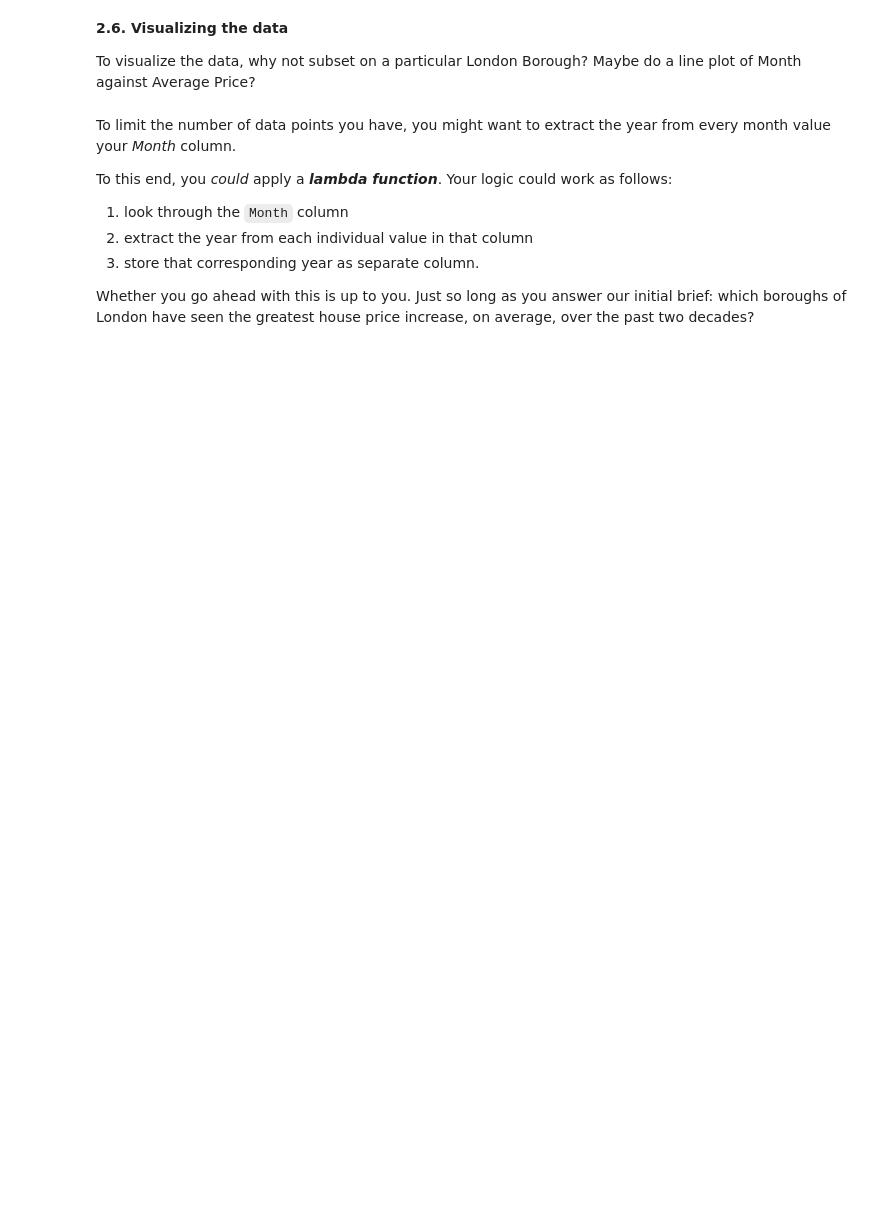
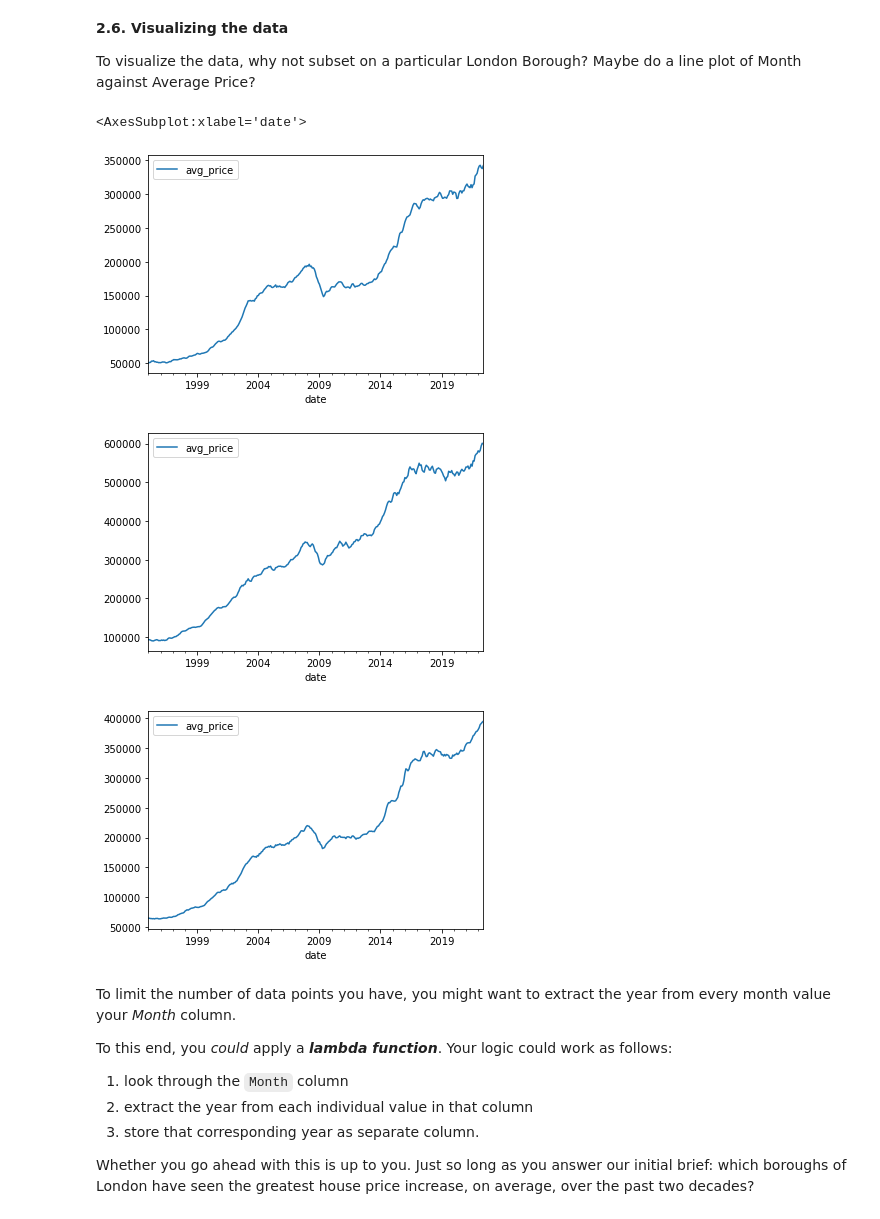
Before and after one commit to fortunatolouis/Springboard, a Jupyter notebook: LondonCalling/Unit 4 Challenge - Tier 3.ipynb, the cells around one changed output. Saved outputs shown, nothing was run; the diff lists cells and outputs as text; code cells hidden in the pictures; blank space fills up the shorter version.

```diff
--- a/LondonCalling/Unit 4 Challenge - Tier 3.ipynb
+++ b/LondonCalling/Unit 4 Challenge - Tier 3.ipynb
@@ -183,5 +144,9 @@ properties.head()
 Remember what Wes McKinney said about tidy data?
 
 You might need to **melt** your DataFrame here.
+# %%
+properties = pd.melt(properties,id_vars=['Borough','ID'],value_vars=properties.columns,var_name='date',value_name='avg_price')
+# %%
+properties = properties.sort_values(['ID','date'],ignore_index=True)
 # %% [markdown]
 Remember to make sure your column data types are all correct. Average prices, for example, should be floating point numbers...
@@ -191,3 +166,8 @@ Remember to make sure your column data types are all correct. Average prices, fo
 Do we have an equal number of observations in the ID, Average Price, Month, and London Borough columns? Remember that there are only 32 London Boroughs. How many entries do you have in that column?
 
 Check out the contents of the London Borough column, and if you find null values, get rid of them however you see fit.
+# %%
+locs = properties['Borough'].unique()
+properties = properties[properties['Borough'].isin(locs[1:33])]
+properties = properties.set_index(['ID','Borough'])
+properties.head(20)
@@ -195,6 +194,15 @@ Check out the contents of the London Borough column, and if you find null values
 **2.6. Visualizing the data**
 
 To visualize the data, why not subset on a particular London Borough? Maybe do a line plot of Month against Average Price?
+# %%
+properties.loc['E09000002'].plot(x='date',y='avg_price')
+properties.loc['E09000003'].plot(x='date',y='avg_price')
+properties.loc['E09000004'].plot(x='date',y='avg_price')
+# %% [output]
+<AxesSubplot:xlabel='date'>
+[figure, added]
+[figure, added]
+[figure, added]
 # %% [markdown]
 To limit the number of data points you have, you might want to extract the year from every month value your *Month* column.
 
```
Also changed, not shown: parts of 9 cells of this notebook.
